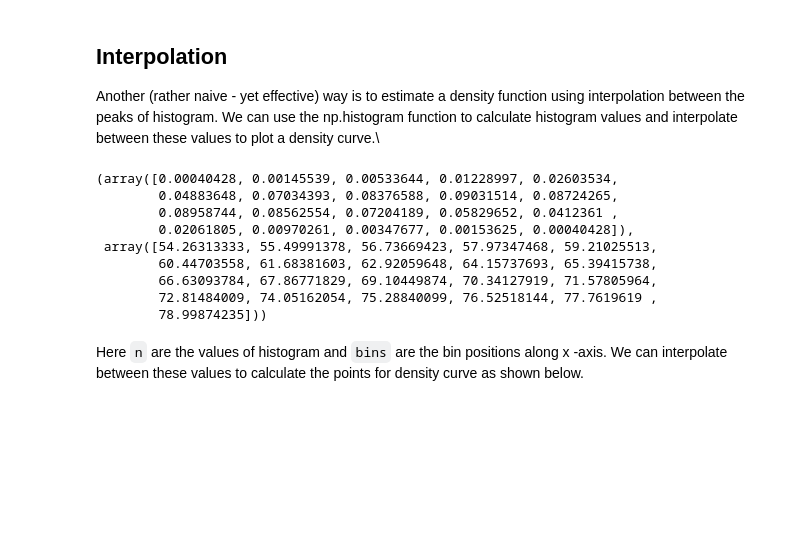
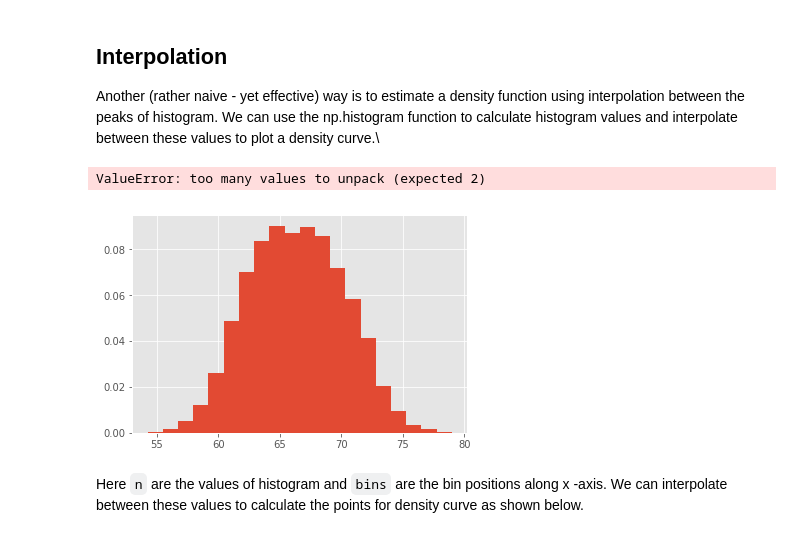
Before and after one commit to joongsukjin/dsc-0-09-10-distributions-pdf-online-ds-pt-100118, a Jupyter notebook: index.ipynb, the cells around one changed output. Drawn from its saved outputs; the diff is of its cells as text; code cells hidden in the pictures; blank space fills up the shorter version.

```diff
--- a/index.ipynb
+++ b/index.ipynb
@@ -212,18 +212,11 @@ ImportError: Cumulative distributions are currentlyonly implemented in statsmode
 Another (rather naive - yet effective) way is to estimate a density function using interpolation between the peaks of histogram. We can use the np.histogram function to calculate histogram values and interpolate between these values to plot a density curve.\
 # %%
 import numpy as np
-n, bins = np.histogram(data.Height, 20, density=True)
+n, bins = plt.hist(data.Height, 20, density=True)
 n, bins
 # %% [output]
-(array([0.00040428, 0.00145539, 0.00533644, 0.01228997, 0.02603534,
-        0.04883648, 0.07034393, 0.08376588, 0.09031514, 0.08724265,
-        0.08958744, 0.08562554, 0.07204189, 0.05829652, 0.0412361 ,
-        0.02061805, 0.00970261, 0.00347677, 0.00153625, 0.00040428]),
- array([54.26313333, 55.49991378, 56.73669423, 57.97347468, 59.21025513,
-        60.44703558, 61.68381603, 62.92059648, 64.15737693, 65.39415738,
-        66.63093784, 67.86771829, 69.10449874, 70.34127919, 71.57805964,
-        72.81484009, 74.05162054, 75.28840099, 76.52518144, 77.7619619 ,
-        78.99874235]))
+ValueError: too many values to unpack (expected 2)
+[figure, added]
 # %% [markdown]
 Here `n` are the values of histogram and `bins` are the bin positions along x -axis. We can interpolate between these values to calculate the points for density curve as shown below.
 # %%
```
